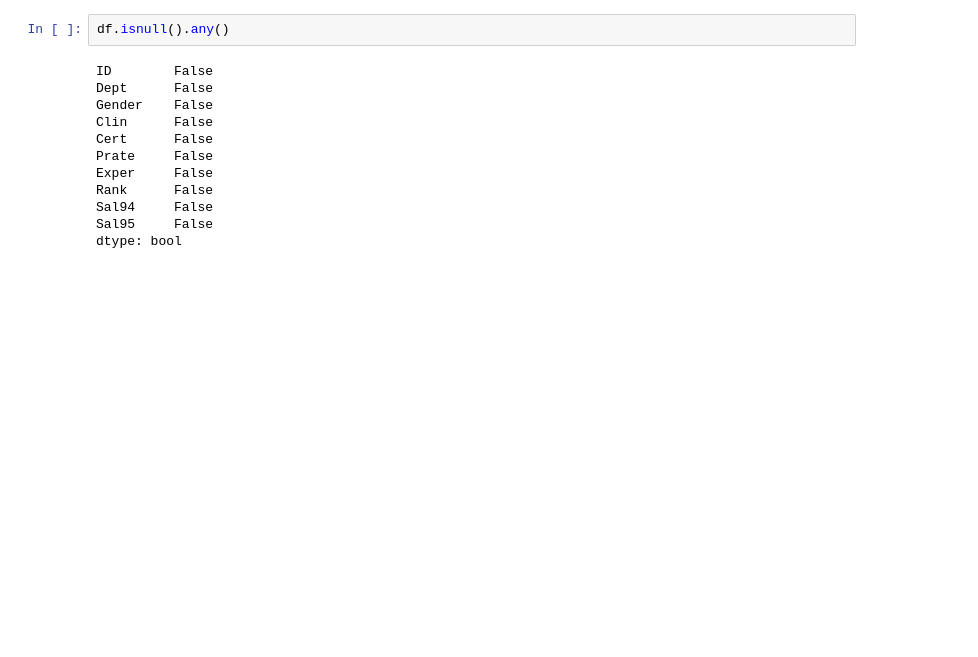
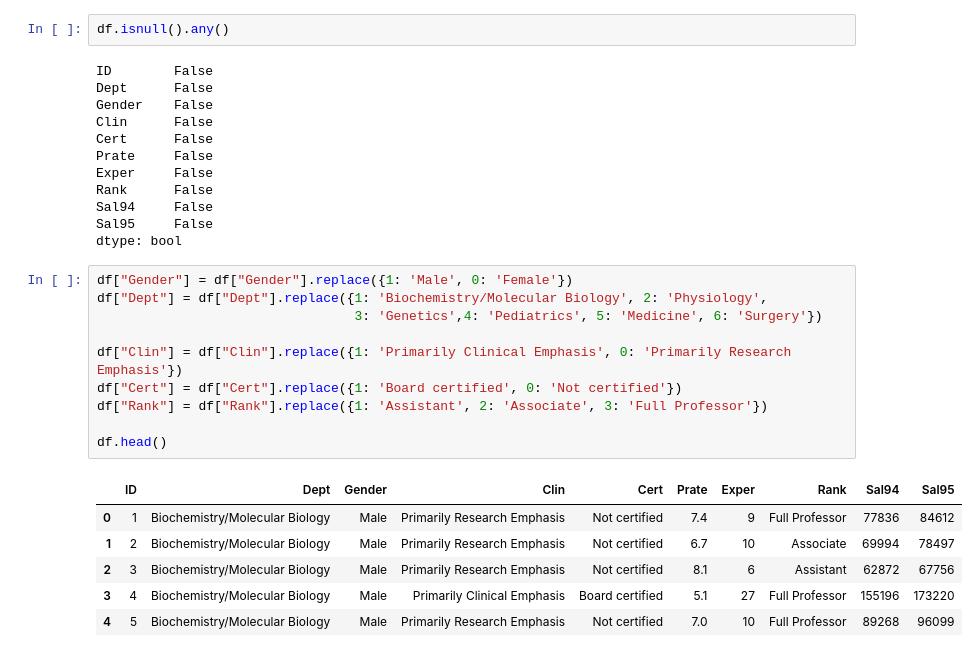
Before and after one commit to zulalbigis/Hi_Kod_Data_Science_Bootcamp_Final_Project, a Jupyter notebook: Final_Project.ipynb, the cells around one changed output. Drawn from its saved outputs; the diff is of its cells as text; blank space fills up the shorter version.

```diff
--- a/Final_Project.ipynb
+++ b/Final_Project.ipynb
@@ -70,3 +70,20 @@ Rank      False
 Sal94     False
 Sal95     False
 dtype: bool
+# %%
+df["Gender"] = df["Gender"].replace({1: 'Male', 0: 'Female'})
+df["Dept"] = df["Dept"].replace({1: 'Biochemistry/Molecular Biology', 2: 'Physiology',
+                                 3: 'Genetics',4: 'Pediatrics', 5: 'Medicine', 6: 'Surgery'})
+
+df["Clin"] = df["Clin"].replace({1: 'Primarily Clinical Emphasis', 0: 'Primarily Research Emphasis'})
+df["Cert"] = df["Cert"].replace({1: 'Board certified', 0: 'Not certified'})
+df["Rank"] = df["Rank"].replace({1: 'Assistant', 2: 'Associate', 3: 'Full Professor'})
+
+df.head()
+# %% [output]
+|  | ID | Dept | Gender | Clin | Cert | Prate | Exper | Rank | Sal94 | Sal95 |
+| 0 | 1 | Biochemistry/Molecular Biology | Male | Primarily Research Emphasis | Not certified | 7.4 | 9 | Full Professor | 77836 | 84612 |
+| 1 | 2 | Biochemistry/Molecular Biology | Male | Primarily Research Emphasis | Not certified | 6.7 | 10 | Associate | 69994 | 78497 |
+| 2 | 3 | Biochemistry/Molecular Biology | Male | Primarily Research Emphasis | Not certified | 8.1 | 6 | Assistant | 62872 | 67756 |
+| 3 | 4 | Biochemistry/Molecular Biology | Male | Primarily Clinical Emphasis | Board certified | 5.1 | 27 | Full Professor | 155196 | 173220 |
+| 4 | 5 | Biochemistry/Molecular Biology | Male | Primarily Research Emphasis | Not certified | 7.0 | 10 | Full Professor | 89268 | 96099 |
```
Also changed, not shown: parts of 7 cells of this notebook.
